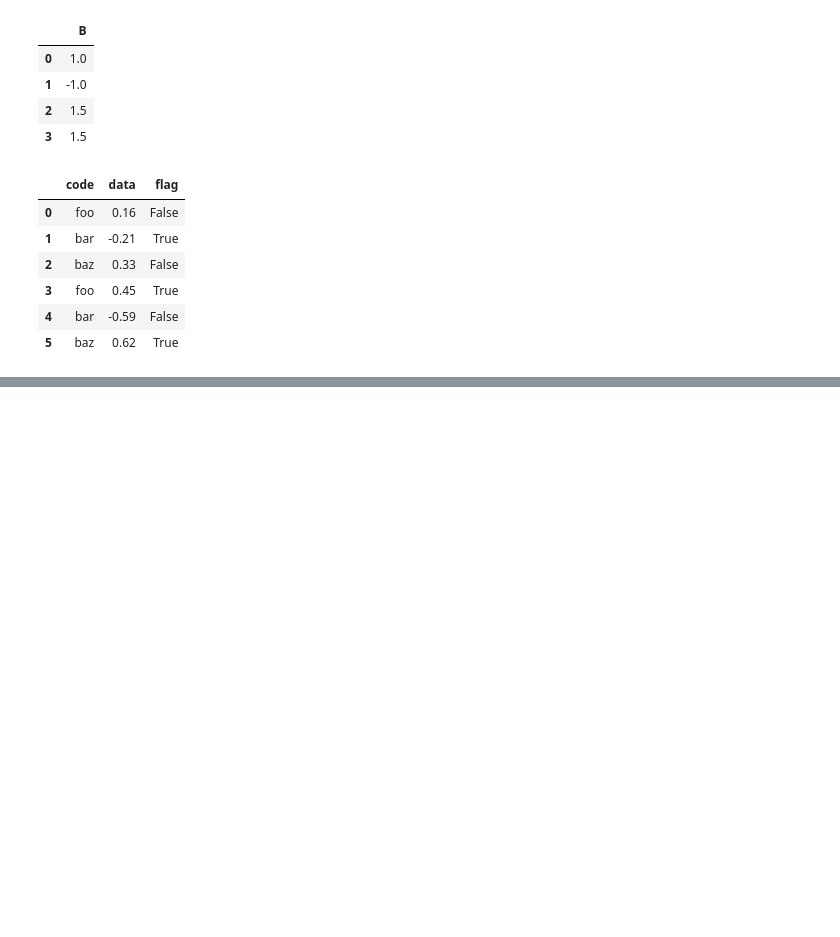
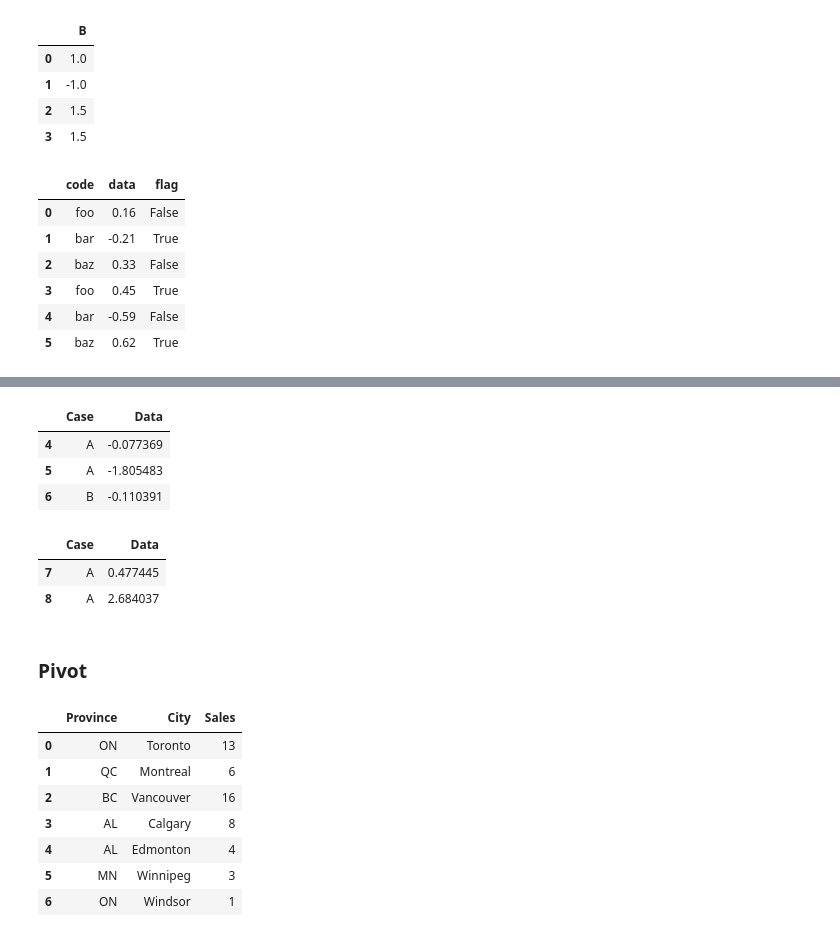
Before and after one commit to onlyabhilash/Feature-Engg, a Jupyter notebook: Pandas/Cooking.ipynb, the cells around one changed output, grey strips where cells are left out. Saved outputs shown, nothing was run; the diff lists cells and outputs as text; code cells hidden in the pictures; blank space fills up the shorter version.

```diff
--- a/Pandas/Cooking.ipynb
+++ b/Pandas/Cooking.ipynb
@@ -942,0 +928,41 @@ dfs[2]
+# %%
+dfs[1]
+# %% [output]
+|  | Case | Data |
+| 4 | A | -0.077369 |
+| 5 | A | -1.805483 |
+| 6 | B | -0.110391 |
+# %%
+dfs[2]
+# %% [output]
+|  | Case | Data |
+| 7 | A | 0.477445 |
+| 8 | A | 2.684037 |
+# %% [markdown]
+### Pivot
+# %%
+df = pd.DataFrame(
+        data={
+            "Province": ["ON", "QC", "BC", "AL", "AL", "MN", "ON"],
+            "City": [
+                "Toronto",
+                "Montreal",
+                "Vancouver",
+                "Calgary",
+                "Edmonton",
+                "Winnipeg",
+                "Windsor",
+            ],
+            "Sales": [13, 6, 16, 8, 4, 3, 1],
+        }
+    )
+df
+# %% [output]
+|  | Province | City | Sales |
+| 0 | ON | Toronto | 13 |
+| 1 | QC | Montreal | 6 |
+| 2 | BC | Vancouver | 16 |
+| 3 | AL | Calgary | 8 |
+| 4 | AL | Edmonton | 4 |
+| 5 | MN | Winnipeg | 3 |
+| 6 | ON | Windsor | 1 |
```
Also changed, not shown: parts of 39 cells of this notebook.
